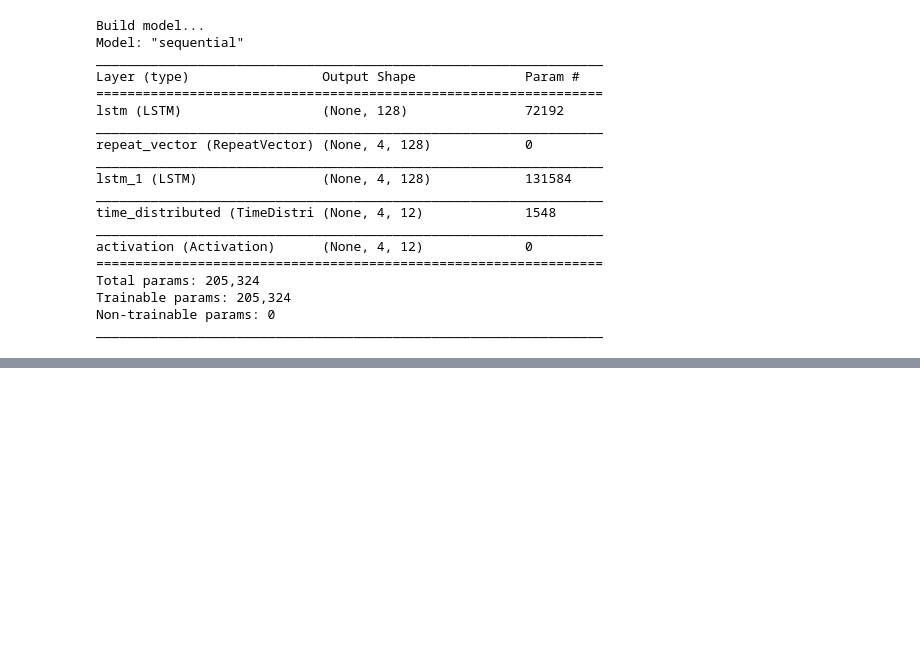
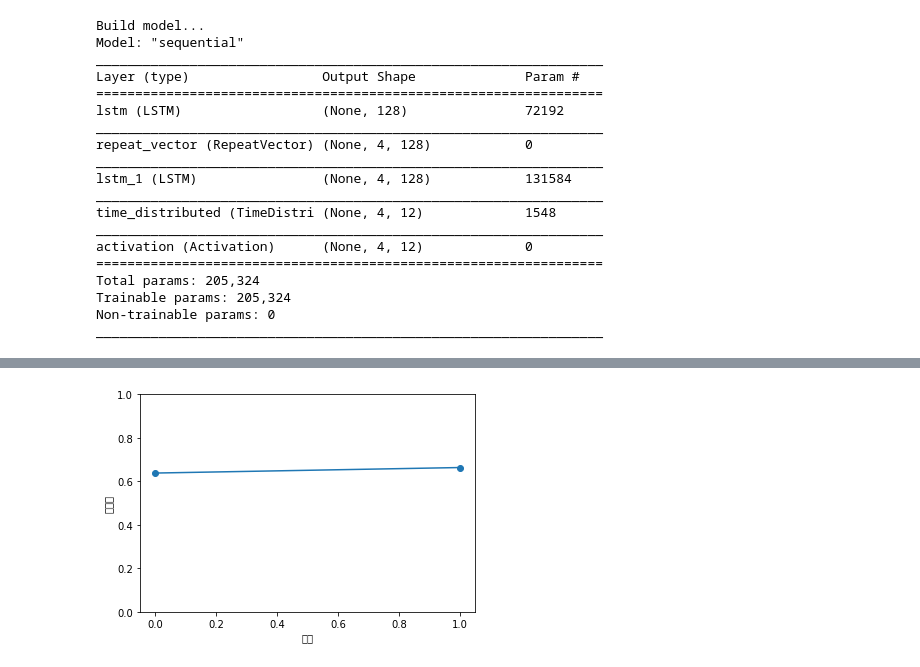
Before and after one commit to aaajeong/Time-Step-Ensemble-in-Arithmetic, a Jupyter notebook: addition_rnn.ipynb, the cells around one changed output, grey strips where cells are left out. Saved outputs shown, nothing was run; the diff lists cells and outputs as text; code cells hidden in the pictures; blank space fills up the shorter version.

```diff
--- a/addition_rnn.ipynb
+++ b/addition_rnn.ipynb
@@ -288,0 +337,10 @@ KeyboardInterrupt: ignored
+# %%
+# 그래프 그리기
+v = np.arange(len(history_list))
+plt.plot(v, history_list, marker='o')
+plt.xlabel('에폭')
+plt.ylabel('정확도')
+plt.ylim(0, 1.0)
+plt.show()
+# %% [output]
+[figure, added]
```
Also changed, not shown: parts of 6 cells of this notebook, 6 other files.
